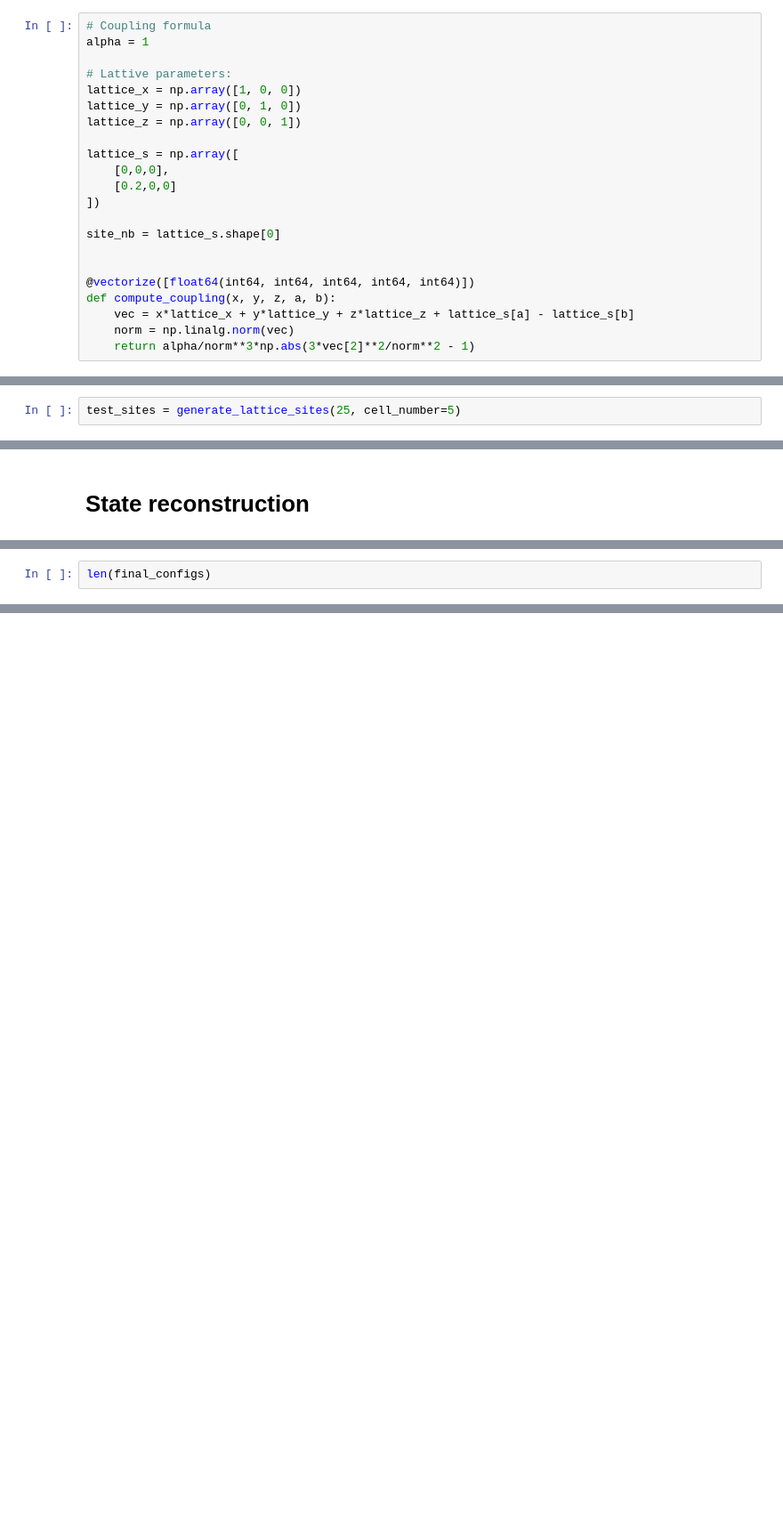
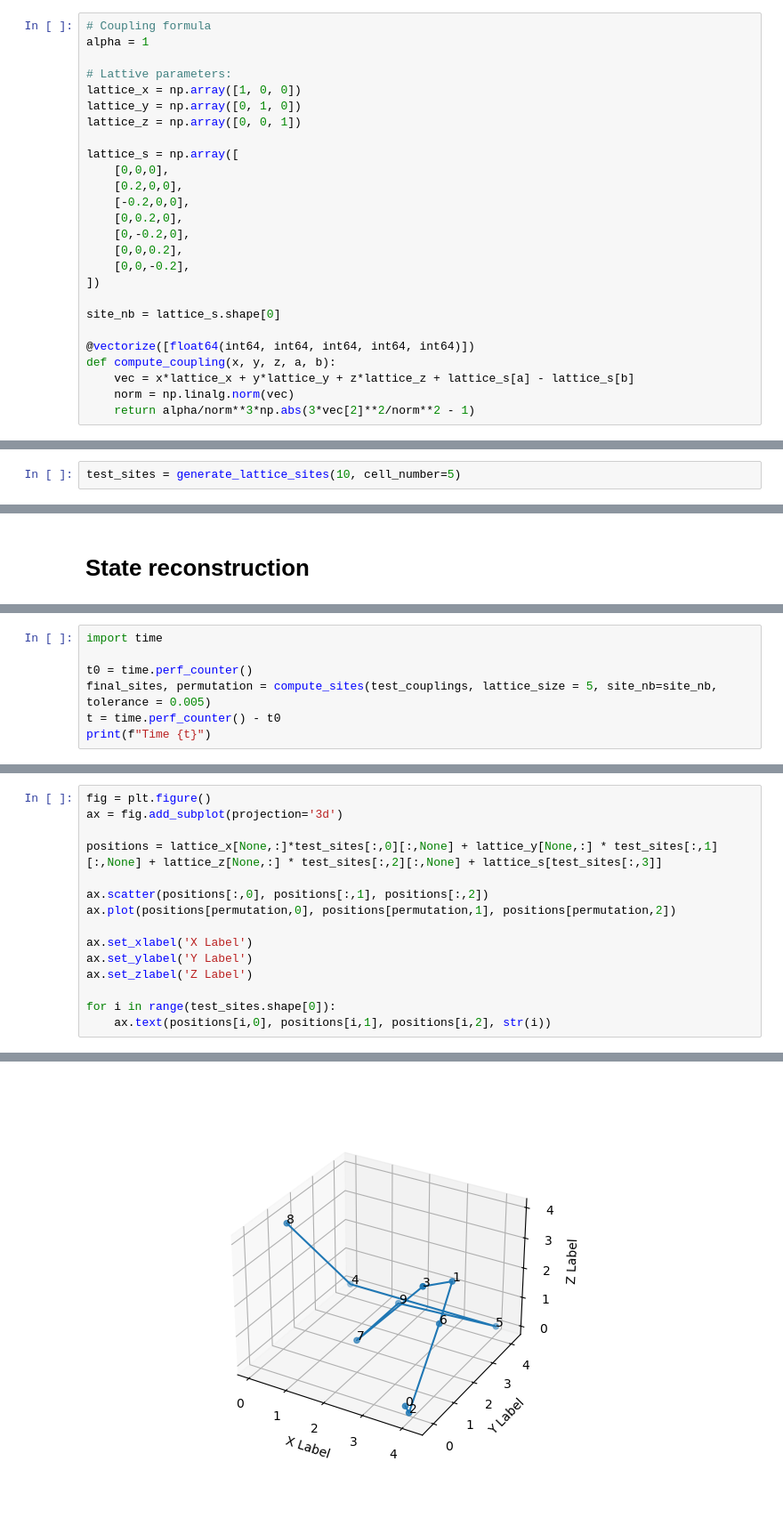
Before and after one commit to maurice-debray/spin_reconstruction, a Jupyter notebook: simulation.ipynb, the cells around one changed output, grey strips where cells are left out. Shown at 89% size. Cells and saved outputs as stored; diff of their text form; blank space fills up the shorter version.

```diff
--- a/simulation.ipynb
+++ b/simulation.ipynb
@@ -15,11 +15,15 @@ lattice_z = np.array([0, 0, 1])
 
 lattice_s = np.array([
     [0,0,0],
-    [0.2,0,0]
+    [0.2,0,0],
+    [-0.2,0,0],
+    [0,0.2,0],
+    [0,-0.2,0],
+    [0,0,0.2],
+    [0,0,-0.2],
 ])
 
 site_nb = lattice_s.shape[0]
-
 
 @vectorize([float64(int64, int64, int64, int64, int64)])
 def compute_coupling(x, y, z, a, b):
@@ -50,6 +54,6 @@ def couplings(sites):
             couplings[i, j] = compute_coupling(x, y, z, sites[i][3], sites[j][3])
     return couplings
 # %%
-test_sites = generate_lattice_sites(25, cell_number=5)
+test_sites = generate_lattice_sites(10, cell_number=5)
 # %%
 test_couplings = couplings(test_sites)
@@ -204,0 +223,7 @@ Placing 2
+# %%
+import time
+
+t0 = time.perf_counter()
+final_sites, permutation = compute_sites(test_couplings, lattice_size = 5, site_nb=site_nb, tolerance = 0.005)
+t = time.perf_counter() - t0
+print(f"Time {t}")
@@ -205,3 +250,16 @@ Placing 2
 # %%
-len(final_configs)
+fig = plt.figure()
+ax = fig.add_subplot(projection='3d')
+
+positions = lattice_x[None,:]*test_sites[:,0][:,None] + lattice_y[None,:] * test_sites[:,1][:,None] + lattice_z[None,:] * test_sites[:,2][:,None] + lattice_s[test_sites[:,3]]
+
+ax.scatter(positions[:,0], positions[:,1], positions[:,2])
+ax.plot(positions[permutation,0], positions[permutation,1], positions[permutation,2])
+
+ax.set_xlabel('X Label')
+ax.set_ylabel('Y Label')
+ax.set_zlabel('Z Label')
+
+for i in range(test_sites.shape[0]):
+    ax.text(positions[i,0], positions[i,1], positions[i,2], str(i))
 # %% [output]
@@ -208,0 +266 @@ len(final_configs)
+[figure, added]
```
Also changed, not shown: parts of 7 cells of this notebook.
